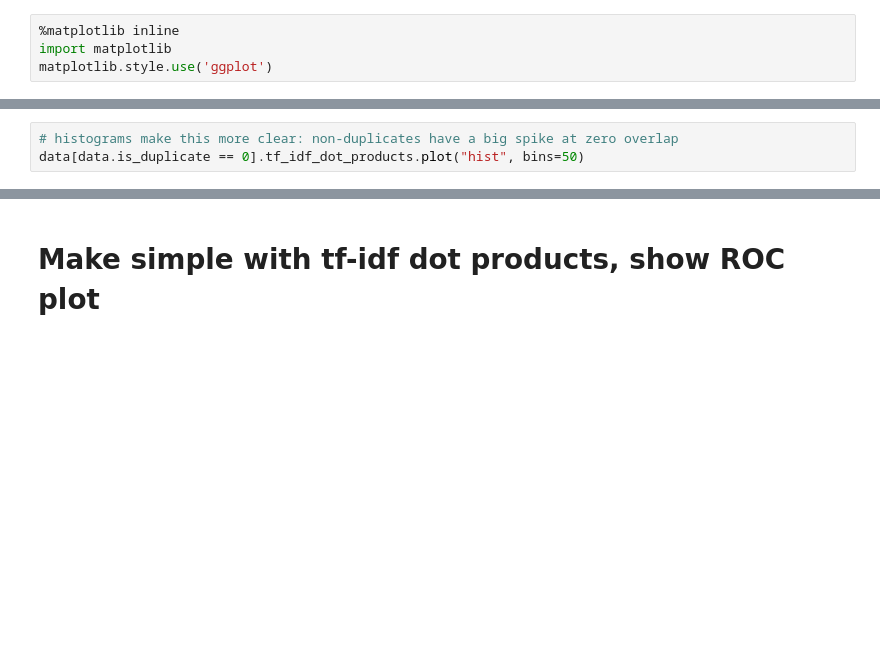
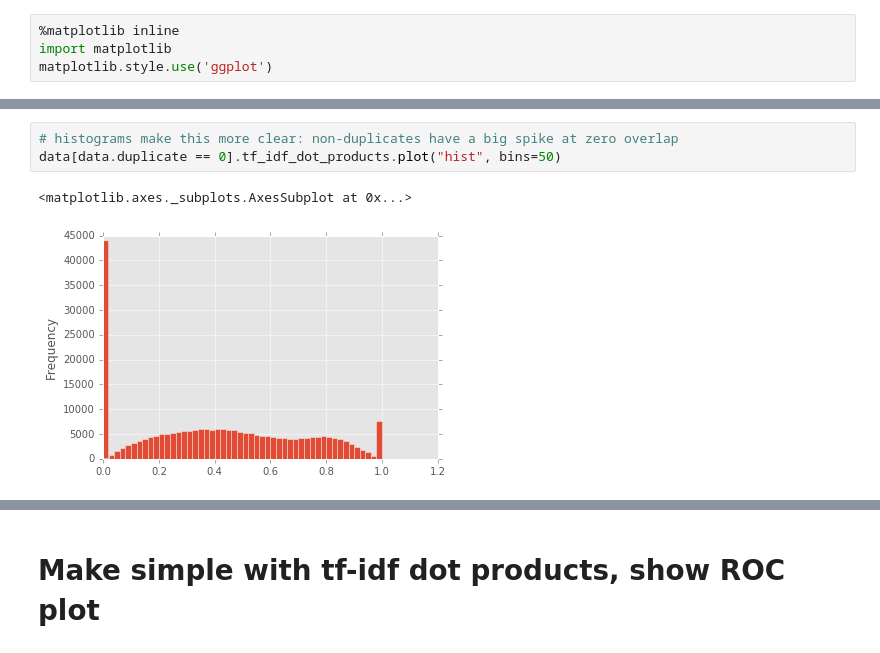
Before and after one commit to ddandur/Quora-DupQ-with-Gensim, a Jupyter notebook: Quora Questions - Bag-of-Words and Word2Vec Averaging.ipynb, the cells around one changed output, grey strips where cells are left out. Saved outputs shown, nothing was run; the diff lists cells and outputs as text; blank space fills up the shorter version.

```diff
--- a/Quora Questions - Bag-of-Words and Word2Vec Averaging.ipynb
+++ b/Quora Questions - Bag-of-Words and Word2Vec Averaging.ipynb
@@ -188,5 +254,8 @@ data[data.is_duplicate == 1].tf_idf_dot_products.plot("kde")
 # %%
 # histograms make this more clear: non-duplicates have a big spike at zero overlap
-data[data.is_duplicate == 0].tf_idf_dot_products.plot("hist", bins=50)
+data[data.duplicate == 0].tf_idf_dot_products.plot("hist", bins=50)
+# %% [output]
+<matplotlib.axes._subplots.AxesSubplot at 0x...>
+[figure, added]
 # %%
 # true duplicates have a big spike at near-total overlap
```
Also changed, not shown: parts of 50 cells of this notebook.
